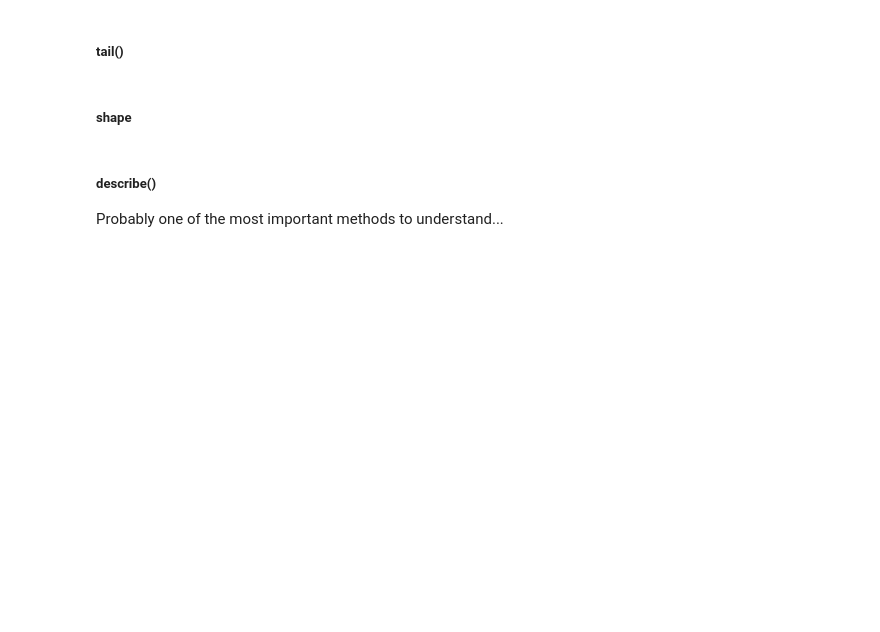
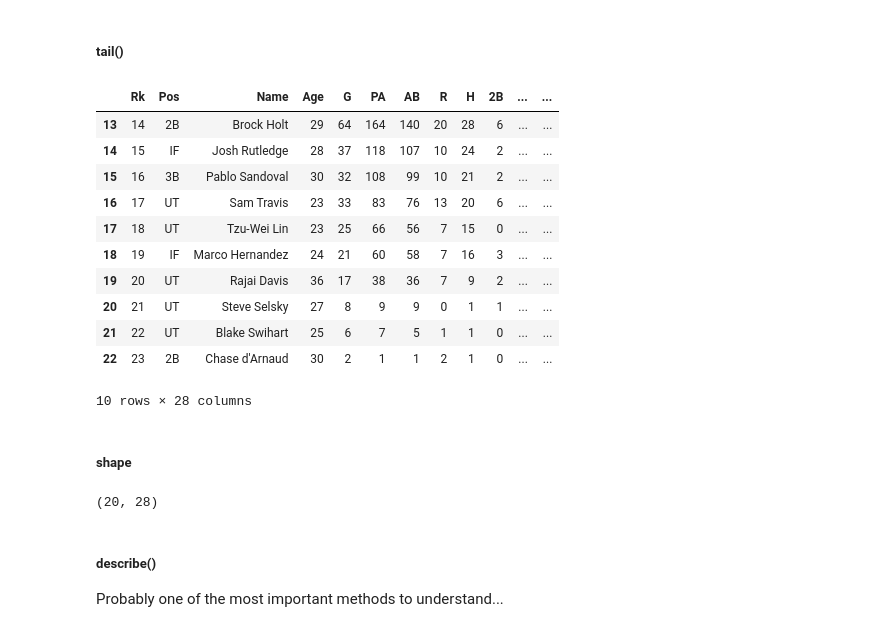
Before and after one commit to bstanton773/week9-day2, a Jupyter notebook: Data_Science_Day_2_Pandas-Lecture.ipynb, the cells around one changed output. Cells and saved outputs as stored; diff of their text form; code cells hidden in the pictures; blank space fills up the shorter version.

```diff
--- a/Data_Science_Day_2_Pandas-Lecture.ipynb
+++ b/Data_Science_Day_2_Pandas-Lecture.ipynb
@@ -439,11 +462,31 @@ print(b17.keys().tolist())
 ##### tail()
 # %%
 # DataFrame.tail()  -- Accepts integer parameter(gives access to more rows)
+b17.tail(10)
+# %% [output]
+|  | Rk | Pos | Name | Age | G | PA | AB | R | H | 2B | ... | ... |
+| 13 | 14 | 2B | Brock Holt | 29 | 64 | 164 | 140 | 20 | 28 | 6 | ... | ... |
+| 14 | 15 | IF | Josh Rutledge | 28 | 37 | 118 | 107 | 10 | 24 | 2 | ... | ... |
+| 15 | 16 | 3B | Pablo Sandoval | 30 | 32 | 108 | 99 | 10 | 21 | 2 | ... | ... |
+| 16 | 17 | UT | Sam Travis | 23 | 33 | 83 | 76 | 13 | 20 | 6 | ... | ... |
+| 17 | 18 | UT | Tzu-Wei Lin | 23 | 25 | 66 | 56 | 7 | 15 | 0 | ... | ... |
+| 18 | 19 | IF | Marco Hernandez | 24 | 21 | 60 | 58 | 7 | 16 | 3 | ... | ... |
+| 19 | 20 | UT | Rajai Davis | 36 | 17 | 38 | 36 | 7 | 9 | 2 | ... | ... |
+| 20 | 21 | UT | Steve Selsky | 27 | 8 | 9 | 9 | 0 | 1 | 1 | ... | ... |
+| 21 | 22 | UT | Blake Swihart | 25 | 6 | 7 | 5 | 1 | 1 | 0 | ... | ... |
+| 22 | 23 | 2B | Chase d'Arnaud | 30 | 2 | 1 | 1 | 2 | 1 | 0 | ... | ... |
+10 rows × 28 columns
 # %% [markdown]
 ##### shape
 # %%
 # The dataframe has a shape property, just like a NumPy matrix.
 # print(df.shape) -- DataFrame.shape -- No Parameter
+
+b18.shape
+
+# b18
+# %% [output]
+(20, 28)
 # %% [markdown]
 ##### describe() <br>
 <p>Probably one of the most important methods to understand...</p>
```
Also changed, not shown: parts of 53 cells of this notebook.
